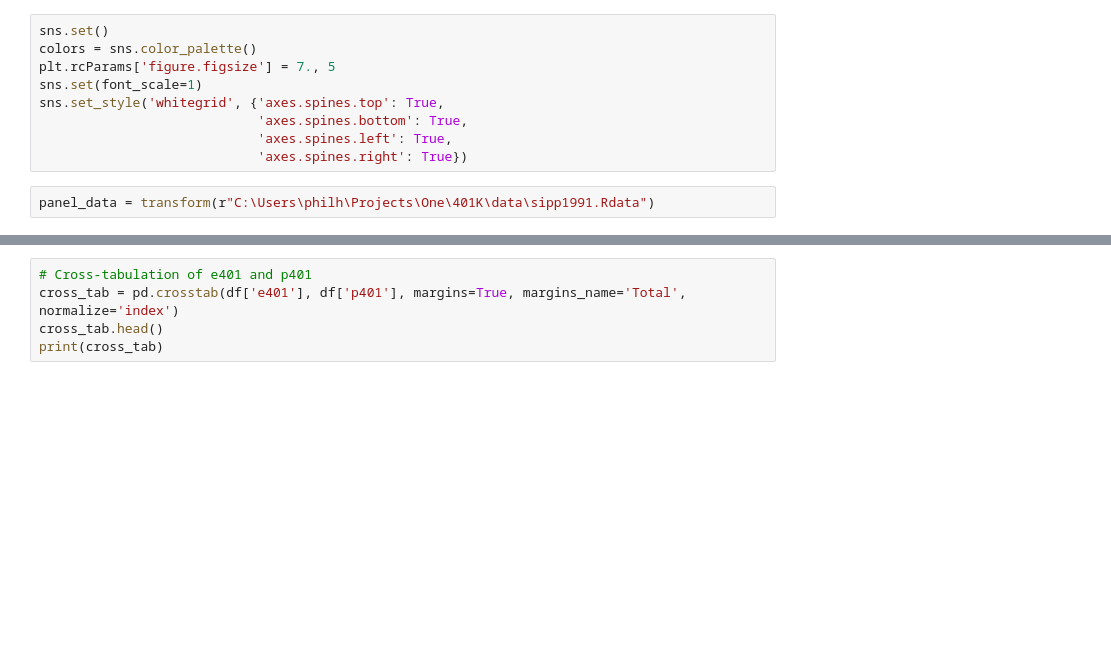
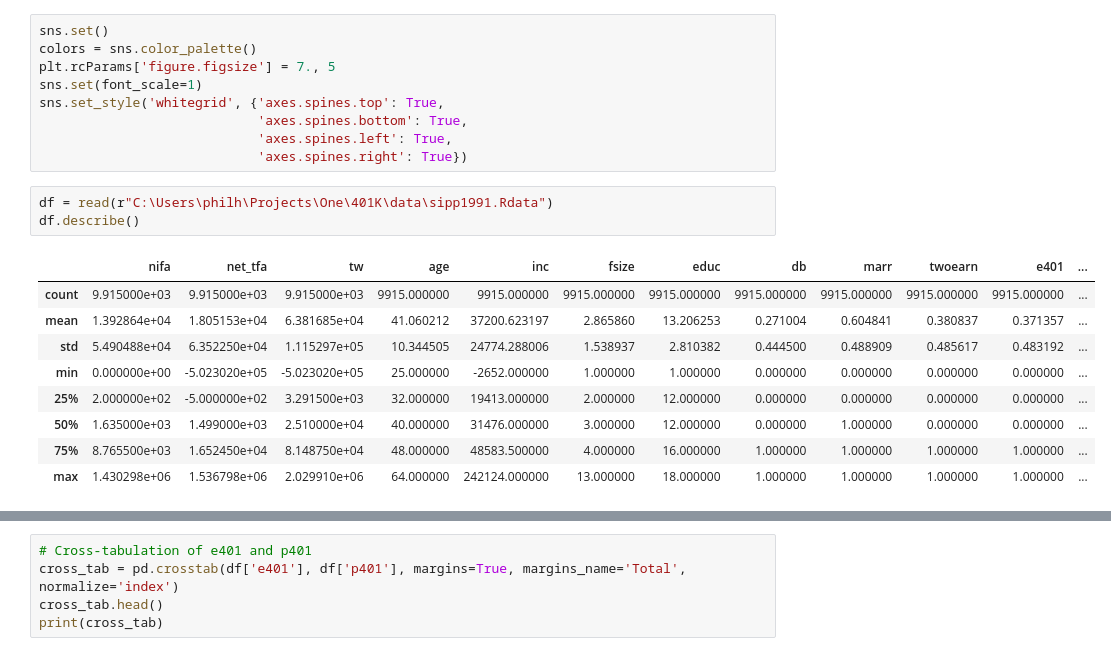
Before and after one commit to mindphil/Causal-Inference-Data-Analyses, a Jupyter notebook: 401K/401k.ipynb, the cells around one changed output, grey strips where cells are left out. Cells and saved outputs as stored; diff of their text form; blank space fills up the shorter version.

```diff
--- a/401K/sipp1991.ipynb
+++ b/401K/401k.ipynb
@@ -55,7 +55,18 @@ sns.set_style('whitegrid', {'axes.spines.top': True,
                             'axes.spines.left': True,
                             'axes.spines.right': True})
 # %%
-panel_data = transform(r"C:\Users\philh\Projects\One\401K\data\sipp1991.Rdata")
+df = read(r"C:\Users\philh\Projects\One\401K\data\sipp1991.Rdata")
+df.describe()
+# %% [output]
+|  | nifa | net_tfa | tw | age | inc | fsize | educ | db | marr | twoearn | e401 | ... |
+| count | 9.915000e+03 | 9.915000e+03 | 9.915000e+03 | 9915.000000 | 9915.000000 | 9915.000000 | 9915.000000 | 9915.000000 | 9915.000000 | 9915.000000 | 9915.000000 | ... |
+| mean | 1.392864e+04 | 1.805153e+04 | 6.381685e+04 | 41.060212 | 37200.623197 | 2.865860 | 13.206253 | 0.271004 | 0.604841 | 0.380837 | 0.371357 | ... |
+| std | 5.490488e+04 | 6.352250e+04 | 1.115297e+05 | 10.344505 | 24774.288006 | 1.538937 | 2.810382 | 0.444500 | 0.488909 | 0.485617 | 0.483192 | ... |
+| min | 0.000000e+00 | -5.023020e+05 | -5.023020e+05 | 25.000000 | -2652.000000 | 1.000000 | 1.000000 | 0.000000 | 0.000000 | 0.000000 | 0.000000 | ... |
+| 25% | 2.000000e+02 | -5.000000e+02 | 3.291500e+03 | 32.000000 | 19413.000000 | 2.000000 | 12.000000 | 0.000000 | 0.000000 | 0.000000 | 0.000000 | ... |
+| 50% | 1.635000e+03 | 1.499000e+03 | 2.510000e+04 | 40.000000 | 31476.000000 | 3.000000 | 12.000000 | 0.000000 | 1.000000 | 0.000000 | 0.000000 | ... |
+| 75% | 8.765500e+03 | 1.652450e+04 | 8.148750e+04 | 48.000000 | 48583.500000 | 4.000000 | 16.000000 | 1.000000 | 1.000000 | 1.000000 | 1.000000 | ... |
+| max | 1.430298e+06 | 1.536798e+06 | 2.029910e+06 | 64.000000 | 242124.000000 | 13.000000 | 18.000000 | 1.000000 | 1.000000 | 1.000000 | 1.000000 | ... |
 # %%
 #Key distributional facts
 print(f"Sample size: {len(df)}")
```
Also changed, not shown: parts of 2 cells of this notebook, 2 other files.
